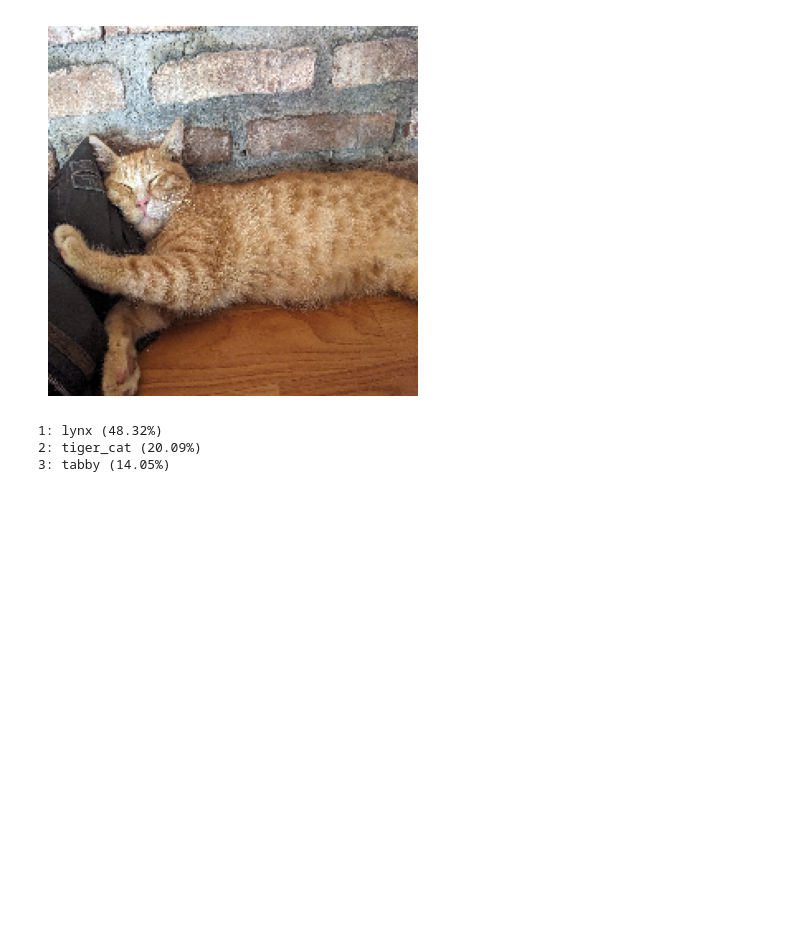
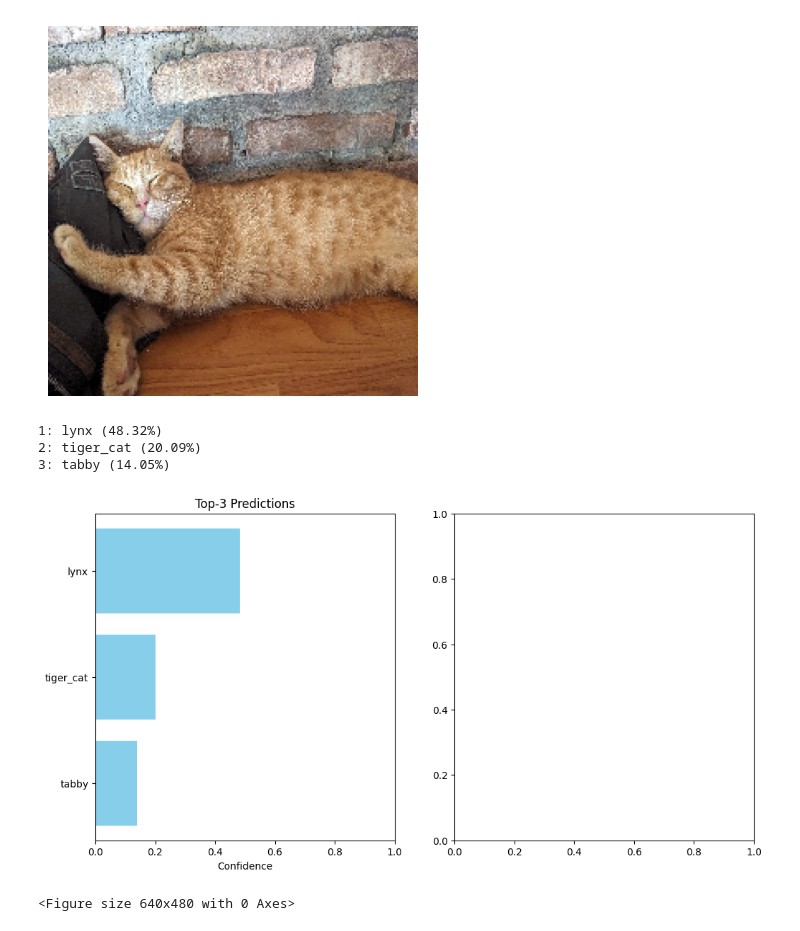
Before and after one commit to ahmadstiff/AI, a Jupyter notebook: Aljaba_Aign.ipynb, the cells around one changed output. Drawn from its saved outputs; the diff is of its cells as text; code cells hidden in the pictures; blank space fills up the shorter version.

```diff
--- a/Aljaba_Aign.ipynb
+++ b/Aljaba_Aign.ipynb
@@ -46,3 +46,27 @@ for i, (imagenet_id, label, score) in enumerate(predicted_classes):
 1: lynx (48.32%)
 2: tiger_cat (20.09%)
 3: tabby (14.05%)
+# %%
+# Langkah 7: Buat diagram batang untuk menampilkan hasil prediksi
+labels = [label for _, label, _ in predicted_classes]
+scores = [score for _, _, score in predicted_classes]
+
+fig, (ax1, ax2) = plt.subplots(1, 2, figsize=(12, 6))
+
+# Diagram batang
+ax1.barh(labels, scores, color='skyblue')
+ax1.set_xlim(0, 1)  # Persentase keyakinan antara 0 dan 1
+ax1.set_xlabel('Confidence')
+ax1.set_title('Top-3 Predictions')
+ax1.invert_yaxis()  # Membalik sumbu y agar prediksi teratas berada di atas
+# %% [output]
+[figure, added]
+# %%
+ax2.pie(scores, labels=labels, autopct='%1.1f%%', startangle=140, colors=plt.cm.tab20.colors)
+ax2.axis('equal')  # Menyamakan skala sumbu x dan y agar terlihat sebagai lingkaran
+ax2.set_title('Top-3 Predictions Distribution')
+
+plt.tight_layout()
+plt.show()
+# %% [output]
+<Figure size 640x480 with 0 Axes>
```
